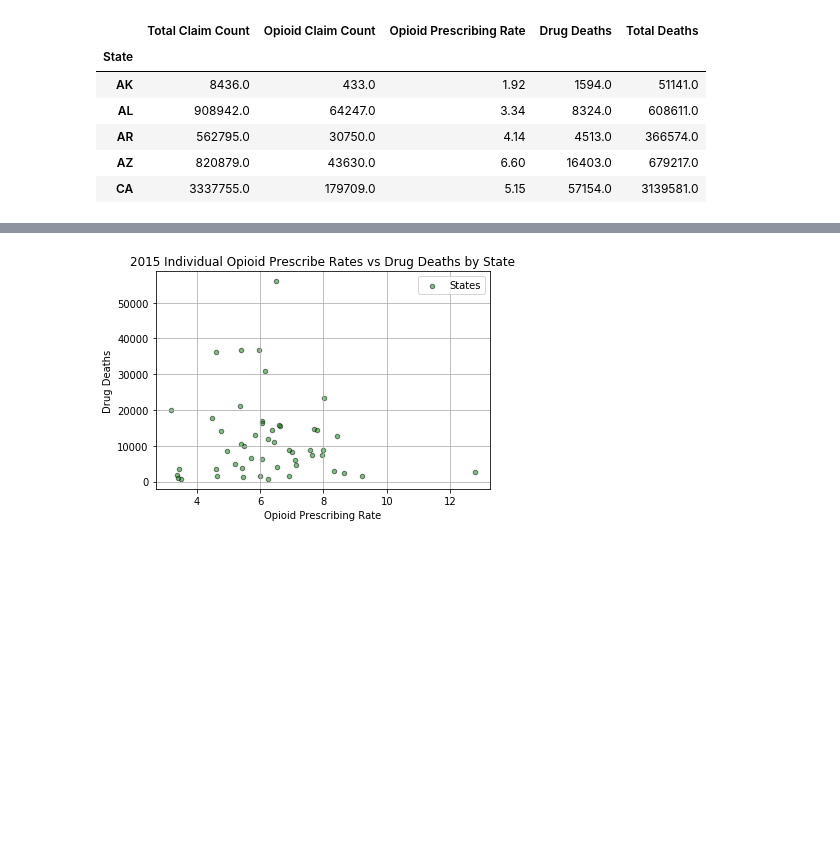
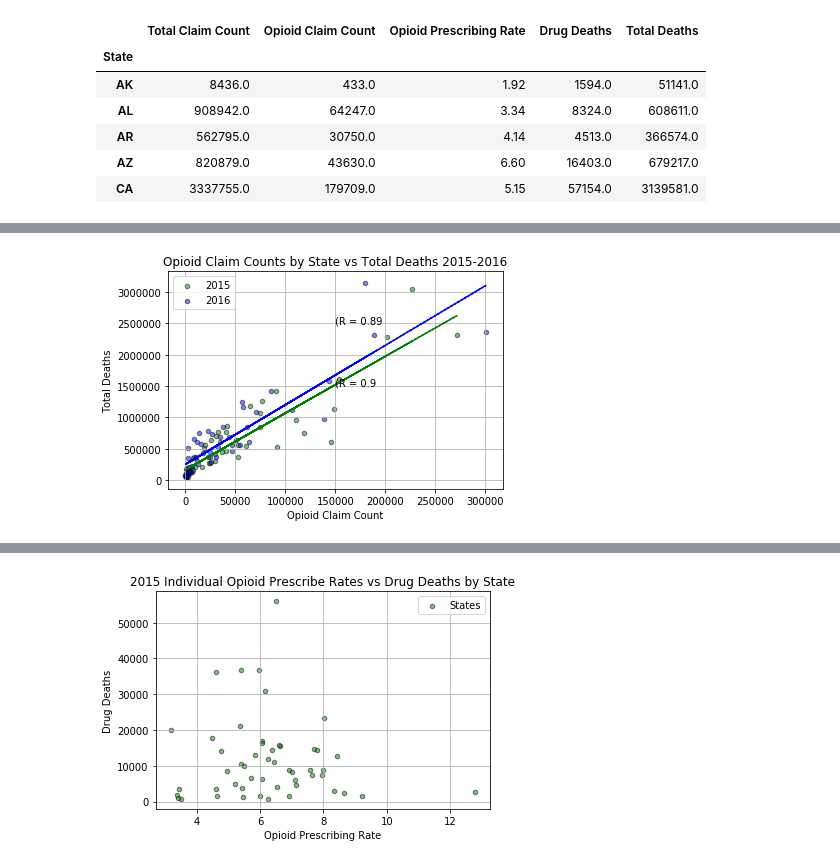
Before and after one commit to MTDahmer/Project1, a Jupyter notebook: notebooks/Omar 3.29.19 (Individual PAC and Deaths Analysis).ipynb, the cells around one changed output, grey strips where cells are left out. Saved outputs shown, nothing was run; the diff lists cells and outputs as text; code cells hidden in the pictures; blank space fills up the shorter version.

```diff
--- a/notebooks/Omar 3.29.19 (Individual PAC and Deaths Analysis).ipynb
+++ b/notebooks/Omar 3.29.19 (Individual PAC and Deaths Analysis).ipynb
@@ -210,3 +261,49 @@ plt.show()
+# %%
+#Combined Chart for 2015 and 2016 for Opioid Claims vs  Total Deaths
+#Plot Opioid Claim Counts of Individual PAC by State vs Total Deaths for 2015
+ax = merged_state_individual_pac15.plot.scatter(x="Opioid Claim Count", y='Total Deaths', color='Green',
+                                           grid=True, alpha=0.5, edgecolors = 'black', label='2015')
+
+#setting axis for 2015
+x_axis15 = merged_state_individual_pac15["Opioid Claim Count"]
+y_axis15 = merged_state_individual_pac15["Total Deaths"]
+
+#Regression line for 2015
+slope, intercept, r_value, p_value, std_err = linregress(x_axis15,y_axis15)
+fit = slope * x_axis15 + intercept
+plt.plot(x_axis15, fit, 'g--', label="Regression Line 2015")
+
+#R Value for 2015
+stat_value = '(R = ' + str(round(r_value,2))
+plt.text(150000, 1500000, stat_value)
+
+#Plot Opioid Claim Counts of Individual PAC by State vs Drug Deaths for 2016
+merged_state_individual_pac16.plot.scatter(x="Opioid Claim Count", y='Total Deaths', color='Blue',
+              grid=True, alpha=0.5, edgecolors = 'black', label='2016', ax=ax)
+
+#setting axis for 2016
+x_axis16 = merged_state_individual_pac16["Opioid Claim Count"]
+y_axis16 = merged_state_individual_pac16["Total Deaths"]
+
+#Regression line for 2016
+slope, intercept, r_value, p_value, std_err = linregress(x_axis16,y_axis16)
+fit = slope * x_axis16 + intercept
+plt.plot(x_axis16, fit, 'b--', label="Regression Line 2016")
+
+#R Value for 2016
+stat_value = '(R = ' + str(round(r_value,2))
+plt.text(150000, 2500000, stat_value)
+
+#Add title to our scatter plot along with an x-axis and y-axis title
+plt.title("Opioid Claim Counts by State vs Total Deaths 2015-2016")
+plt.xlabel("Opioid Claim Count")
+plt.ylabel("Total Deaths")
+
+plt.savefig("../Presentation/graphs/opioid_claims_vs_totaldeaths.png")
+
+plt.show()
+# %% [output]
+[figure, added]
 # %%
 #Plot our Average Prescribed Rates of Individual PACs by State vs Drug Deaths for 2016
 merged_state_individual_pac16.plot.scatter(x="Opioid Prescribing Rate", y='Drug Deaths', color='Blue',
```
Also changed, not shown: parts of 8 cells of this notebook, 5 other files.
